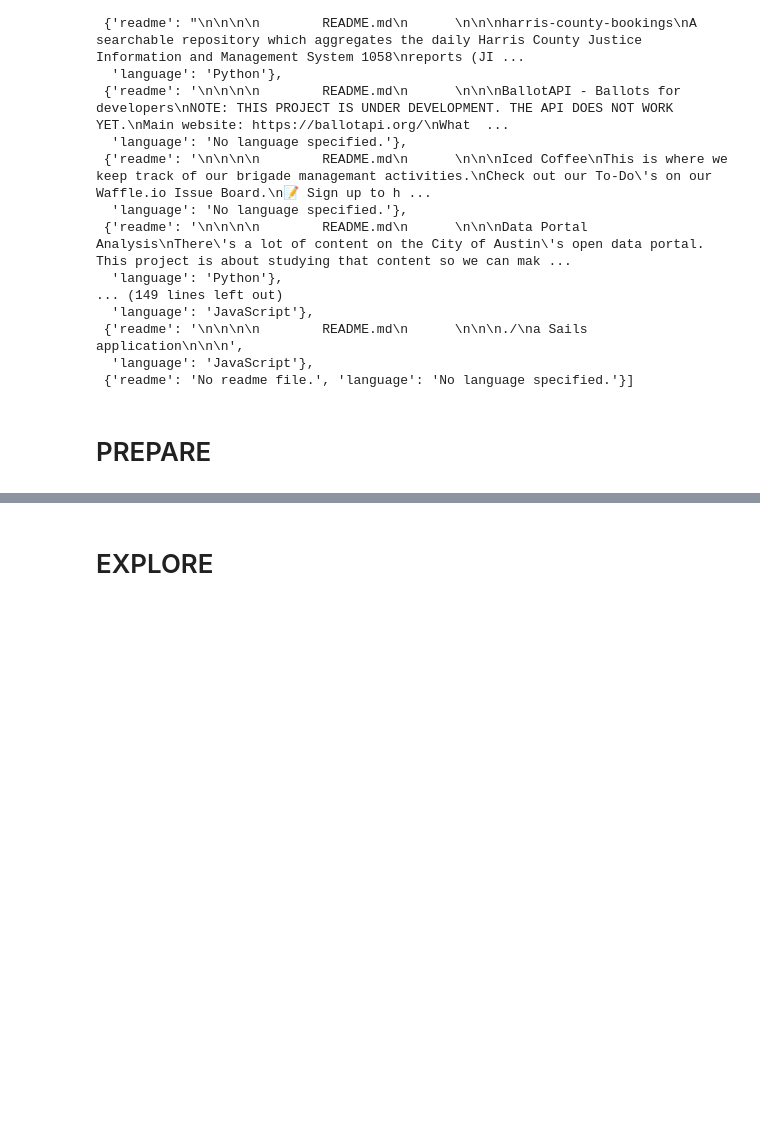
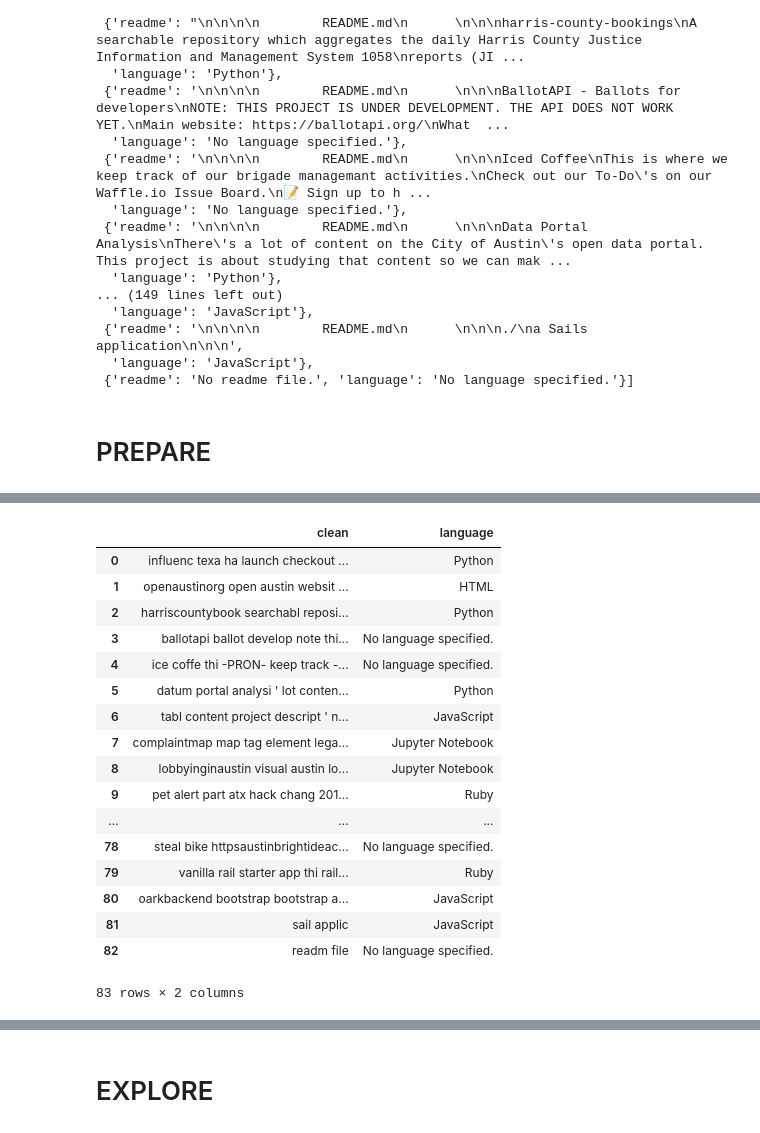
Before and after one commit to ecdedios/ds-methodologies-exercises, a Jupyter notebook: nlp/project.ipynb, the cells around one changed output, grey strips where cells are left out. Saved outputs shown, nothing was run; the diff lists cells and outputs as text; code cells hidden in the pictures; blank space fills up the shorter version.

```diff
--- a/nlp/project.ipynb
+++ b/nlp/project.ipynb
@@ -218,7 +220,7 @@ def lemmatize(original):
     original_lemmatized = ' '.join(lemmas)
     return original_lemmatized
 
-def remove_stopwords(original, extra_words=[], exclude_words=[]):
+def remove_stopwords(original, extra_words=['readmemd'], exclude_words=[]):
     tokenizer = ToktokTokenizer()
 
     stopword_list = stopwords.words('english')
@@ -294,0 +260,3 @@ Removed 1 stopwords
+# %%
+df = pd.DataFrame(prepare_article_data(corpus))
+df.shape
@@ -294,0 +282,22 @@ Removed 1 stopwords
+# %%
+df = df[['clean', 'language']]
+df
+# %% [output]
+|  | clean | language |
+| 0 | influenc texa ha launch checkout ... | Python |
+| 1 | openaustinorg open austin websit ... | HTML |
+| 2 | harriscountybook searchabl reposi... | Python |
+| 3 | ballotapi ballot develop note thi... | No language specified. |
+| 4 | ice coffe thi -PRON- keep track -... | No language specified. |
+| 5 | datum portal analysi ' lot conten... | Python |
+| 6 | tabl content project descript ' n... | JavaScript |
+| 7 | complaintmap map tag element lega... | Jupyter Notebook |
+| 8 | lobbyinginaustin visual austin lo... | Jupyter Notebook |
+| 9 | pet alert part atx hack chang 201... | Ruby |
+| ... | ... | ... |
+| 78 | steal bike httpsaustinbrightideac... | No language specified. |
+| 79 | vanilla rail starter app thi rail... | Ruby |
+| 80 | oarkbackend bootstrap bootstrap a... | JavaScript |
+| 81 | sail applic | JavaScript |
+| 82 | readm file | No language specified. |
+83 rows × 2 columns
```
Also changed, not shown: parts of 9 cells of this notebook, 1 other file.
